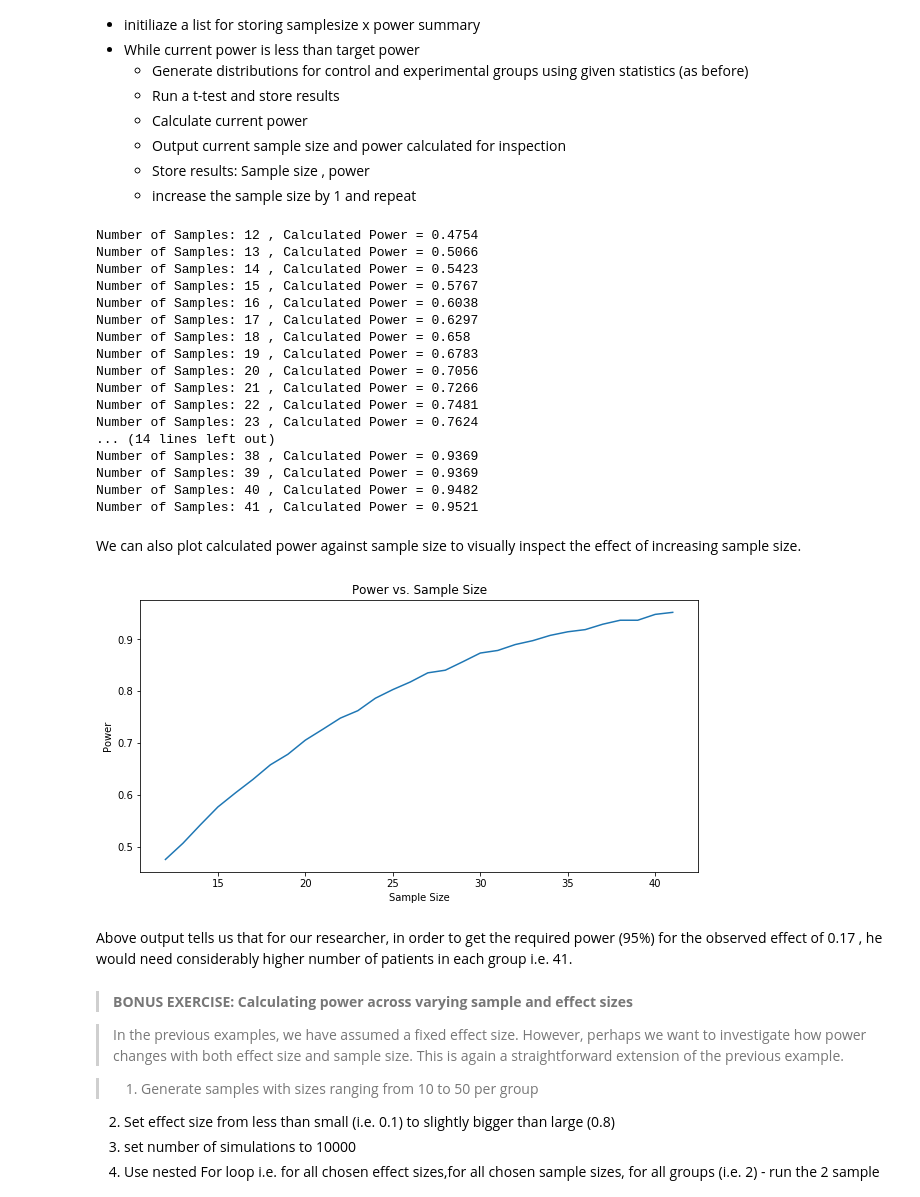
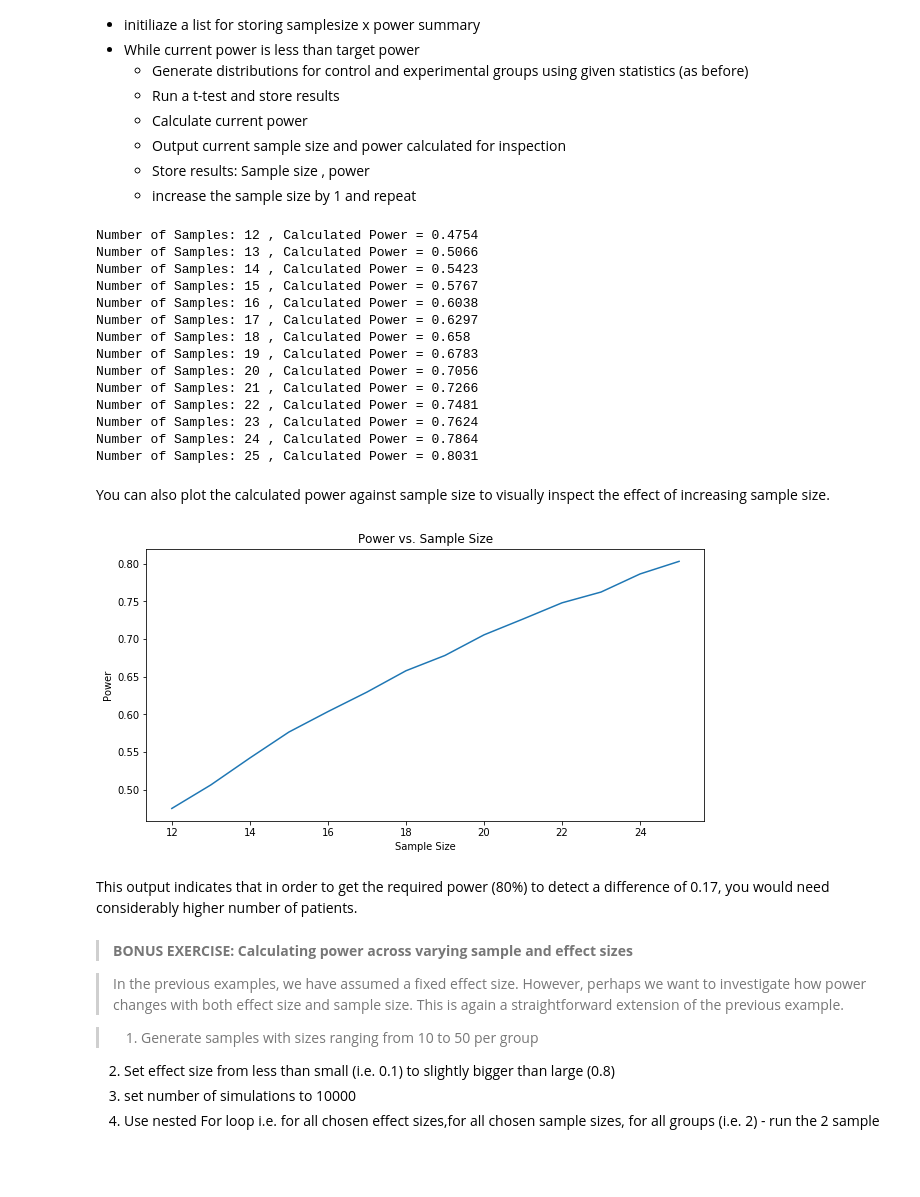
Before and after one commit to learn-co-curriculum/dsc-statistical-power-lab, a Jupyter notebook: index.ipynb, the cells around one changed output. Drawn from its saved outputs; the diff is of its cells as text; code cells hidden in the pictures; blank space fills up the shorter version.

```diff
--- a/index.ipynb
+++ b/index.ipynb
@@ -31,8 +31,10 @@ To start, let's import the necessary libraries required for this simuation:.
 # %%
 import numpy as np
 import scipy.stats as stats
-import pandas
+import pandas as pd
 import matplotlib.pyplot as plt
+import seaborn as sns
+sns.set_style('darkgrid')
 # %% [markdown]
 ## Scenario
 
@@ -120,9 +125,11 @@ target = 0.95
+# %%
+target = 0.8
 # %% [markdown]
 We will also need to define the number of simulations and a `current` variable for an iterative comparison with target power defined. We shall start with a sample size of 12 (current) and keep increasing it until the required power is achieved. We shall also increase the number of simulations to 10,000 for a more deterministic output.
 # %%
 # minimum sample size to start the simulations
 sample_size = 12
-current = 0
+null_rejected = 0
 n_sim = 10000
 # %% [markdown]
 As above, perform the following
@@ -145,7 +152,7 @@ p.fill(np.nan)
 # keep iterating until desired power is obtained
 
 power_sample = []
-while current < target:
+while null_rejected < target:
 
     data = np.empty([n_sim, sample_size, 2])
     data.fill(np.nan)
@@ -158,18 +165,14 @@ while current < target:
 
     result = stats.ttest_ind(data[:, :, 0],data[:, :, 1],axis=1)
 
-    p = result[1]
+    p_vals = result[1]
 
-    # Number of simulations where the null hypothesis was rejected
-    rejects = np.sum(p < 0.05)
+    #Since you know that all simulations are from a different distribution \
+    #all those that rejected the null-hypothesis are valid
+    null_rejected = np.sum(p_vals < 0.05) / n_sim
 
-    # Calculate reject proportion
-    reject_proportion = rejects/ float(n_sim)
-
-    current =  reject_proportion
-
-    print ("Number of Samples:", sample_size,", Calculated Power =", current)
-    power_sample.append([sample_size, current])
+    print("Number of Samples:", sample_size,", Calculated Power =", null_rejected)
+    power_sample.append([sample_size, null_rejected])
 
     # increase the number of samples by one for the next iteration of the loop
     sample_size += 1
@@ -186,32 +189,27 @@ Number of Samples: 20 , Calculated Power = 0.7056
 Number of Samples: 21 , Calculated Power = 0.7266
 Number of Samples: 22 , Calculated Power = 0.7481
 Number of Samples: 23 , Calculated Power = 0.7624
-... (14 lines left out)
-Number of Samples: 38 , Calculated Power = 0.9369
-Number of Samples: 39 , Calculated Power = 0.9369
-Number of Samples: 40 , Calculated Power = 0.9482
-Number of Samples: 41 , Calculated Power = 0.9521
+Number of Samples: 24 , Calculated Power = 0.7864
+Number of Samples: 25 , Calculated Power = 0.8031
 # %% [markdown]
-We can also plot calculated power against sample size to visually inspect the effect of increasing sample size.
+You can also plot the calculated power against sample size to visually inspect the effect of increasing sample size.
 # %%
 # Plot a sample size X Power line graph
 
-from pylab import rcParams
-rcParams['figure.figsize'] = 10, 5
-plt.figure()
+plt.figure(figsize=(10,5))
 plt.title('Power vs. Sample Size')
 plt.xlabel('Sample Size')
 plt.ylabel('Power')
 
 ans = power_sample
 df = pandas.DataFrame(ans, index=None)
 plt.plot(df[0], df[1])
 
 plt.show()
 # %% [output]
-[figure, old version]
+[figure, new version]
 # %% [markdown]
-Above output tells us that for our researcher, in order to get the required power (95%) for the observed effect of 0.17 , he would need considerably higher number of patients in each group i.e. 41.
+This output indicates that in order to get the required power (80%) to detect a difference of 0.17, you would need considerably higher number of patients.
 # %% [markdown]
 >**BONUS EXERCISE: Calculating power across varying sample and effect sizes**
 
```
Also changed, not shown: parts of 14 cells of this notebook, 3 other files.
